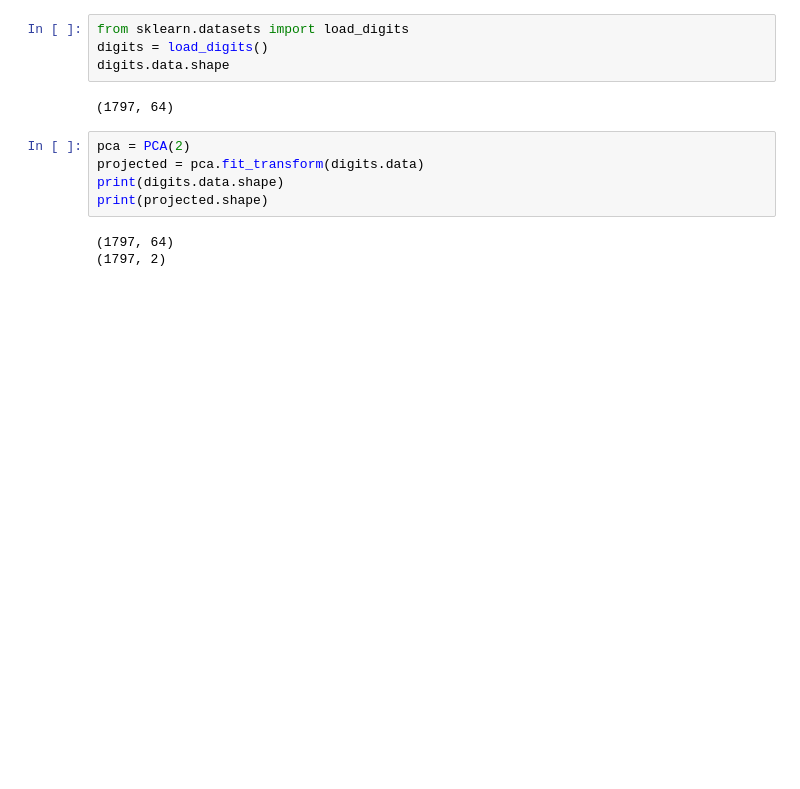
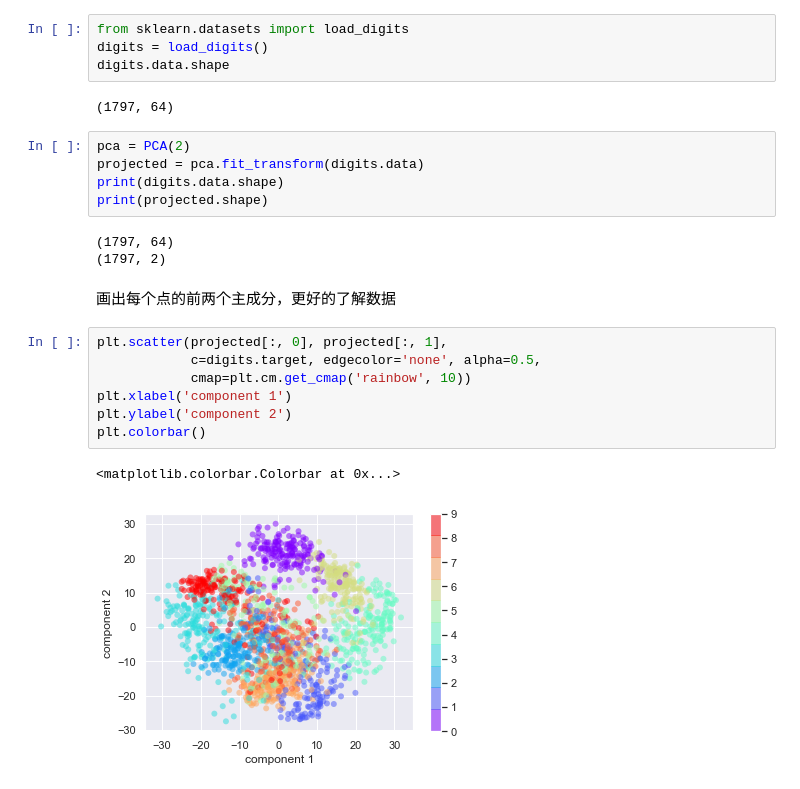
Before and after one commit to Vodka-Bu/PythonDataScienceHandbook, a Jupyter notebook: 5-LearningSklearn/09-PrincipalComponentAnalysis(PCA).ipynb, the cells around one changed output. Saved outputs shown, nothing was run; the diff lists cells and outputs as text; blank space fills up the shorter version.

```diff
--- a/5-LearningSklearn/09-PrincipalComponentAnalysis(PCA).ipynb
+++ b/5-LearningSklearn/09-PrincipalComponentAnalysis(PCA).ipynb
@@ -114,3 +111,15 @@ print(projected.shape)
 # %% [output]
 (1797, 64)
 (1797, 2)
+# %% [markdown]
+画出每个点的前两个主成分，更好的了解数据
+# %%
+plt.scatter(projected[:, 0], projected[:, 1],
+            c=digits.target, edgecolor='none', alpha=0.5,
+            cmap=plt.cm.get_cmap('rainbow', 10))
+plt.xlabel('component 1')
+plt.ylabel('component 2')
+plt.colorbar()
+# %% [output]
+<matplotlib.colorbar.Colorbar at 0x...>
+[figure, added]
```
Also changed, not shown: parts of 29 cells of this notebook, 1 other file.
